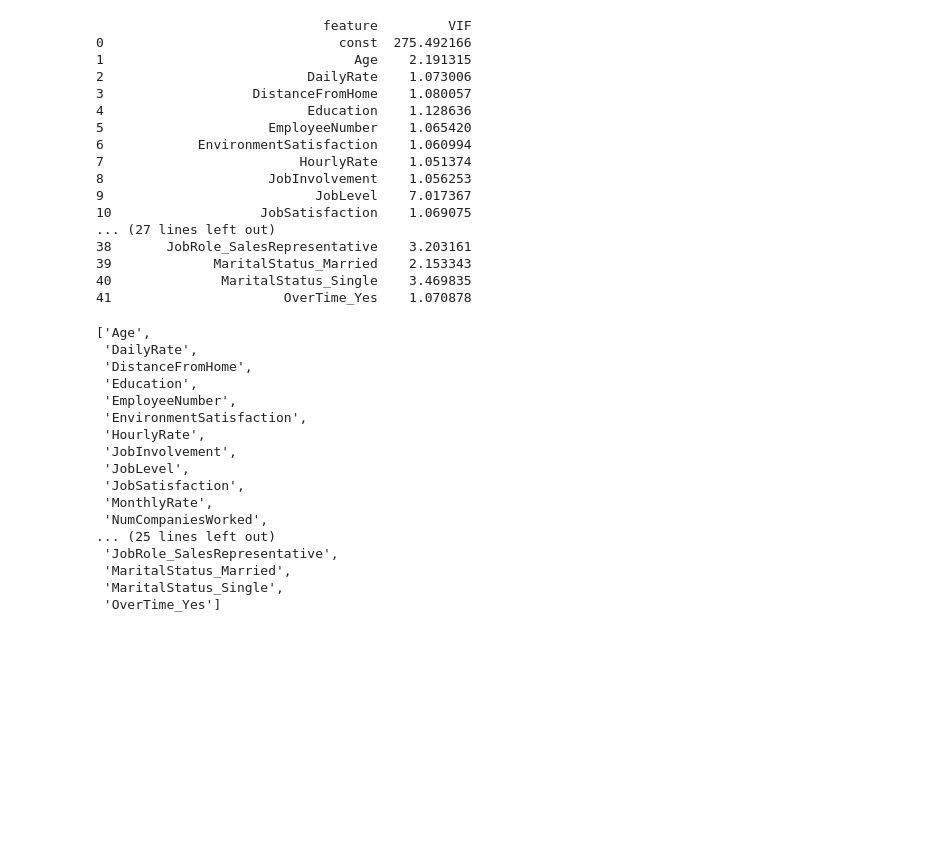
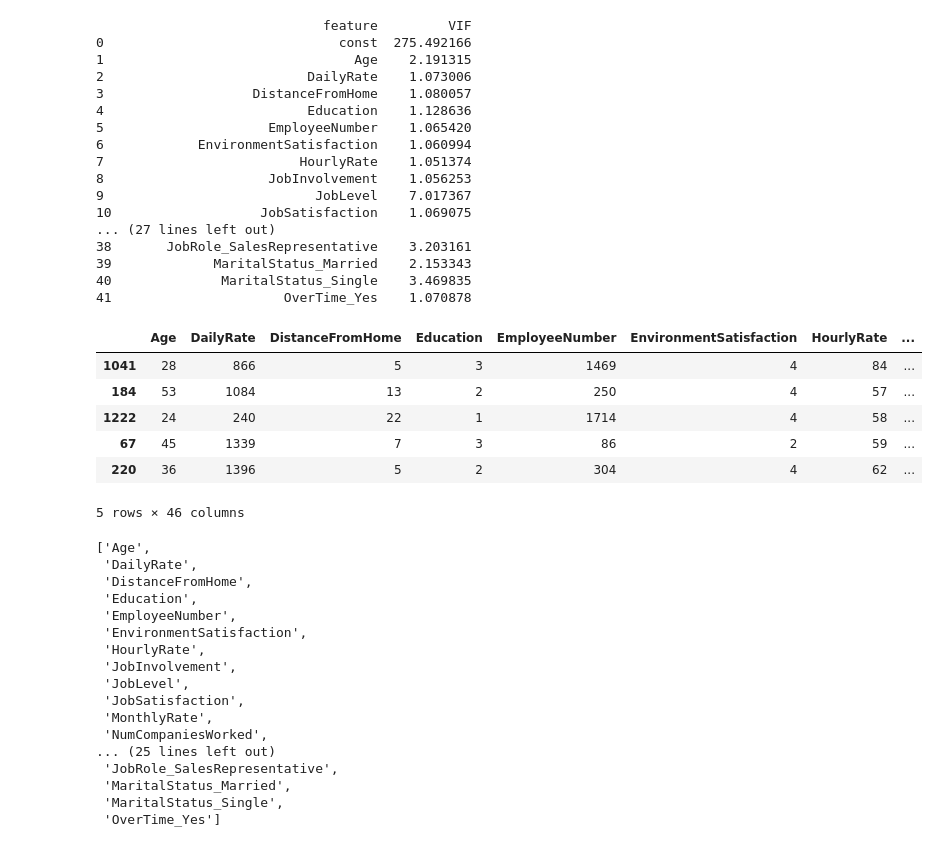
Before and after one commit to catherineerickson/Attrition-Project, a Jupyter notebook: Improved_Model.ipynb, the cells around one changed output. Cells and saved outputs as stored; diff of their text form; code cells hidden in the pictures; blank space fills up the shorter version.

```diff
--- a/Improved_Model.ipynb
+++ b/Improved_Model.ipynb
@@ -529,6 +529,21 @@ print(vif_data)
 41                      OverTime_Yes    1.070878
 # %%
 train = pd.concat([X_train_resampled, pd.DataFrame(y_train_resampled)],axis =1)
+# %%
+# perform oversampling on the training data
+# ros = RandomOverSampler(random_state=42)
+# X_test_resampled, y_test_resampled = ros.fit_resample(X_test, y_test)
+
+test = pd.concat([X_test, pd.DataFrame(y_test)],axis =1)
+test.head()
+# %% [output]
+|  | Age | DailyRate | DistanceFromHome | Education | EmployeeNumber | EnvironmentSatisfaction | HourlyRate | ... |
+| 1041 | 28 | 866 | 5 | 3 | 1469 | 4 | 84 | ... |
+| 184 | 53 | 1084 | 13 | 2 | 250 | 4 | 57 | ... |
+| 1222 | 24 | 240 | 22 | 1 | 1714 | 4 | 58 | ... |
+| 67 | 45 | 1339 | 7 | 3 | 86 | 2 | 59 | ... |
+| 220 | 36 | 1396 | 5 | 2 | 304 | 4 | 62 | ... |
+5 rows × 46 columns
 # %%
 column_list = train.columns.to_list()[:-1] #not including Attrition
 column_list
```
Also changed, not shown: parts of 22 cells of this notebook.
